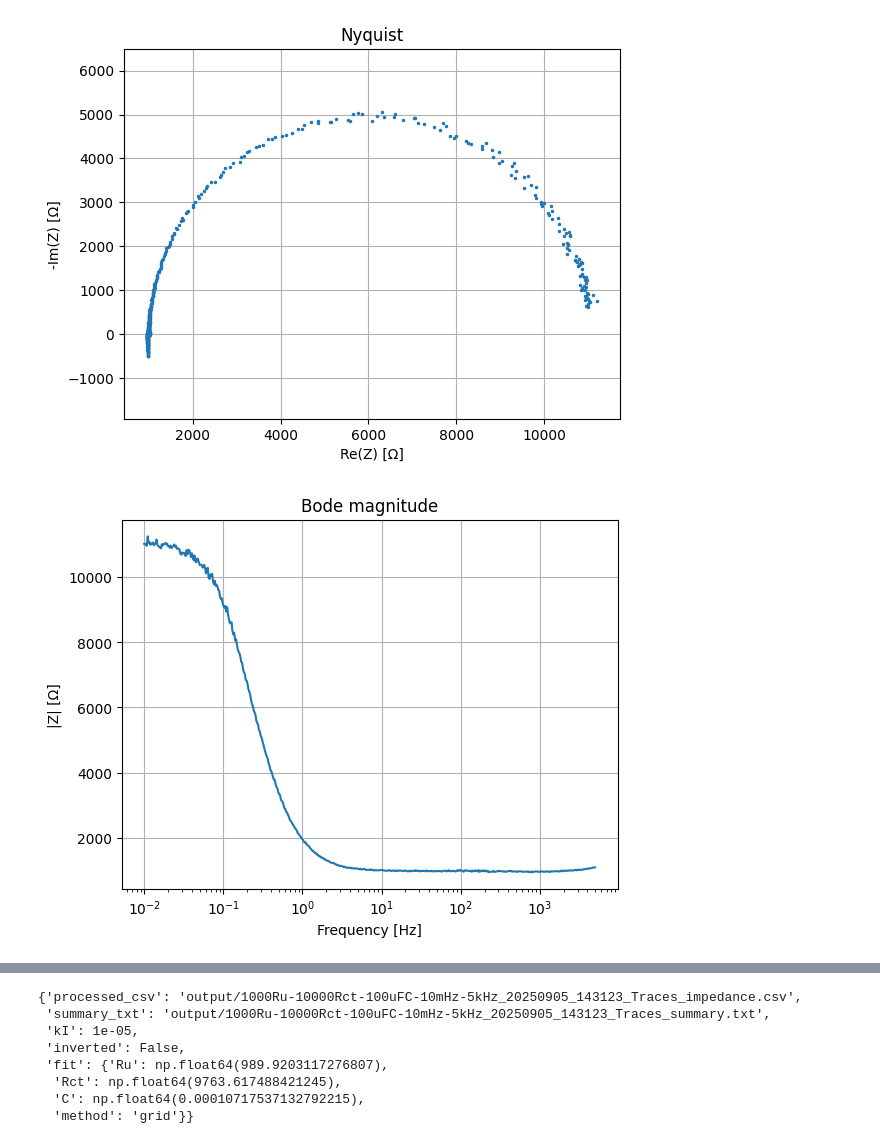
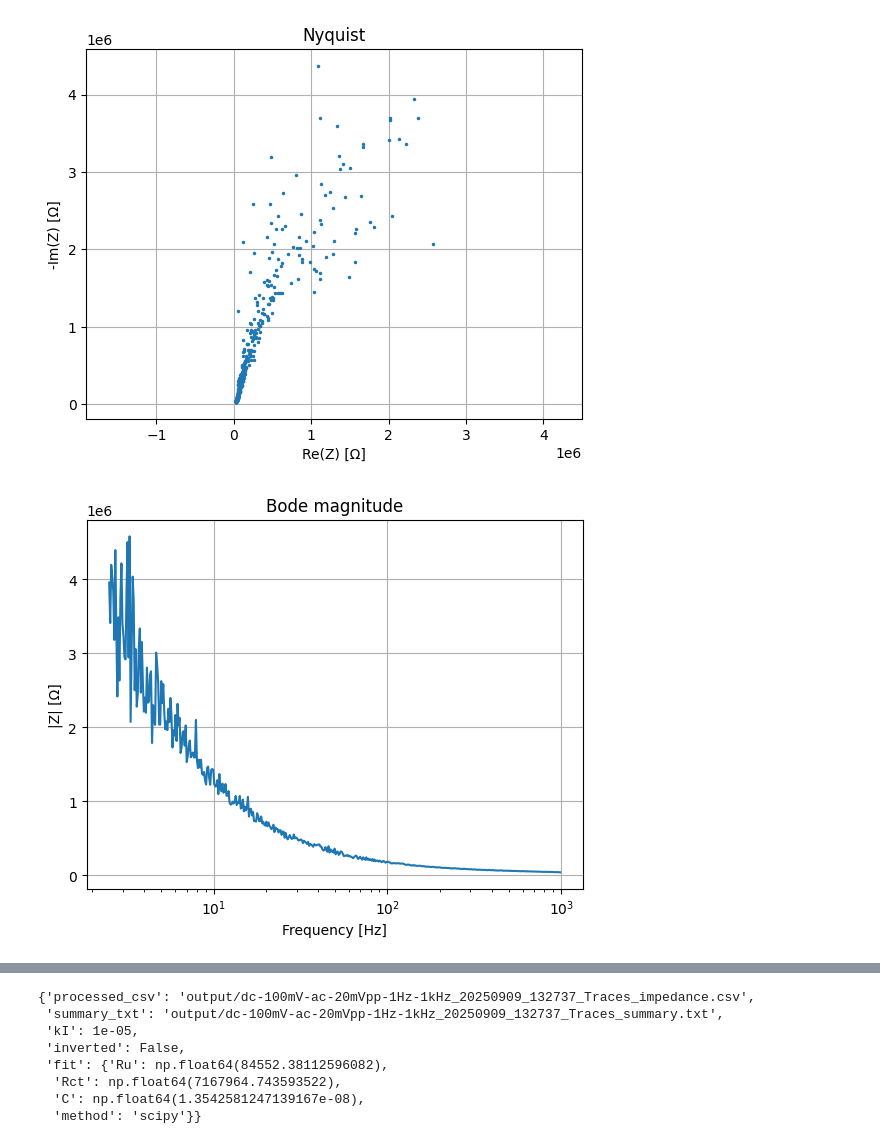
Before and after one commit to lucyyyds/FRA-utilities, a Jupyter notebook: process-moku-fra.ipynb, the cells around one changed output, grey strips where cells are left out. Saved outputs shown, nothing was run; the diff lists cells and outputs as text; code cells hidden in the pictures.

Commit message:
new data

```diff
--- a/process-moku-fra.ipynb
+++ b/process-moku-fra.ipynb
@@ -87,14 +87,21 @@ def compute_impedance(df: pd.DataFrame, kI: float, invert_if_needed: bool = True
     """
     freq = df["Frequency_Hz"].to_numpy(dtype=float)
 
+    # use data with a specified frequency range
+    freq_min = 2.5  # Hz
+    freq_max = 1000.0  # Hz
+    valid = (freq >= freq_min) & (freq <= freq_max)
+    freq = freq[valid]
+    df = df[valid].reset_index(drop=True)
+
     # Prefer Math ratio if provided, else compute from Ch1/Ch2
-    # if not df["Math_Mag_dB"].isna().all() and not df["Math_Phase_deg"].isna().all():
-    #     R_mag = db_to_linear_mag(df["Math_Mag_dB"].to_numpy(dtype=float))
-    #     R_ph = np.deg2rad(df["Math_Phase_deg"].to_numpy(dtype=float))
-    # else:
+    if not df["Math_Mag_dB"].isna().all() and not df["Math_Phase_deg"].isna().all():
+        R_mag = db_to_linear_mag(df["Math_Mag_dB"].to_numpy(dtype=float))
+        R_ph = np.deg2rad(df["Math_Phase_deg"].to_numpy(dtype=float))
+    else:
         # Use Ch1/Ch2 (magnitude in dB, phase in deg)
-    R_mag = db_to_linear_mag(df["Ch1_Mag_dB"] - df["Ch2_Mag_dB"])
-    R_ph = np.deg2rad(df["Ch1_Phase_deg"] - df["Ch2_Phase_deg"])
+        R_mag = db_to_linear_mag(df["Ch1_Mag_dB"] - df["Ch2_Mag_dB"])
+        R_ph = np.deg2rad(df["Ch1_Phase_deg"] - df["Ch2_Phase_deg"])
 
     R = R_mag * (np.cos(R_ph) + 1j*np.sin(R_ph))
     Z = (1.0 / kI) * R
@@ -281,9 +288,9 @@ def process_moku_fra(csv_path: str, current_range: str | None = None, kI_overrid
         "fit": {"Ru": Ru_hat, "Rct": Rct_hat, "C": C_hat, "method": method}
     }
 # %%
-infile = "moku-data/1000Ru-10000Rct-100uFC-10mHz-5kHz_20250905_143123_Traces.csv"
+infile = "moku-data/dc-100mV-ac-20mVpp-1Hz-1kHz_20250909_132737_Traces.csv"
 results = process_moku_fra(infile, current_range="10uA", kI_override=None)
 results
 # %% [output]
-[figure, old version]
+[figure, new version]
-[figure, old version]
+[figure, new version]
@@ -292,8 +299,8 @@ results
-{'processed_csv': 'output/1000Ru-10000Rct-100uFC-10mHz-5kHz_20250905_143123_Traces_impedance.csv',
- 'summary_txt': 'output/1000Ru-10000Rct-100uFC-10mHz-5kHz_20250905_143123_Traces_summary.txt',
+{'processed_csv': 'output/dc-100mV-ac-20mVpp-1Hz-1kHz_20250909_132737_Traces_impedance.csv',
+ 'summary_txt': 'output/dc-100mV-ac-20mVpp-1Hz-1kHz_20250909_132737_Traces_summary.txt',
  'kI': 1e-05,
  'inverted': False,
- 'fit': {'Ru': np.float64(989.9203117276807),
-  'Rct': np.float64(9763.617488421245),
-  'C': np.float64(0.00010717537132792215),
-  'method': 'grid'}}
+ 'fit': {'Ru': np.float64(84552.38112596082),
+  'Rct': np.float64(7167964.743593522),
+  'C': np.float64(1.3542581247139167e-08),
+  'method': 'scipy'}}
```
Also changed, not shown: parts of 1 cell of this notebook, 23 other files.
